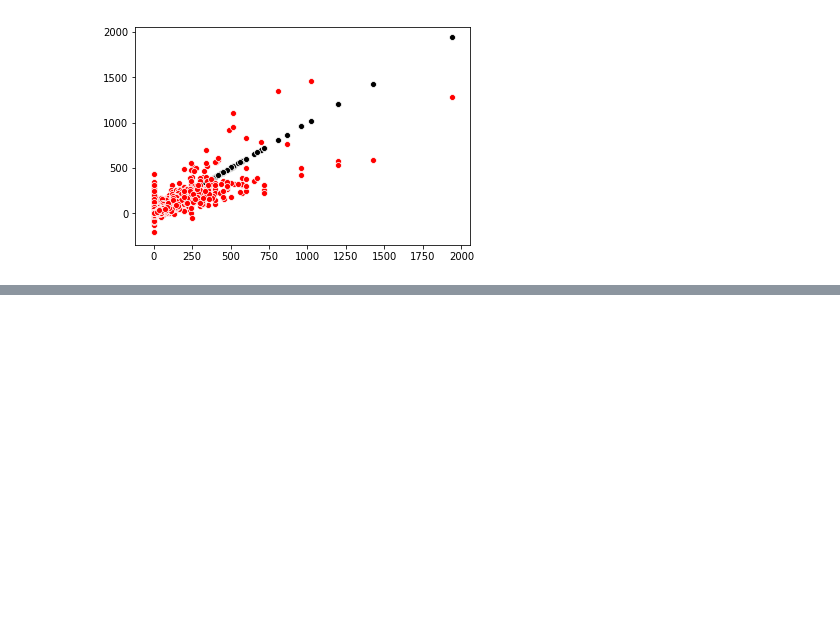
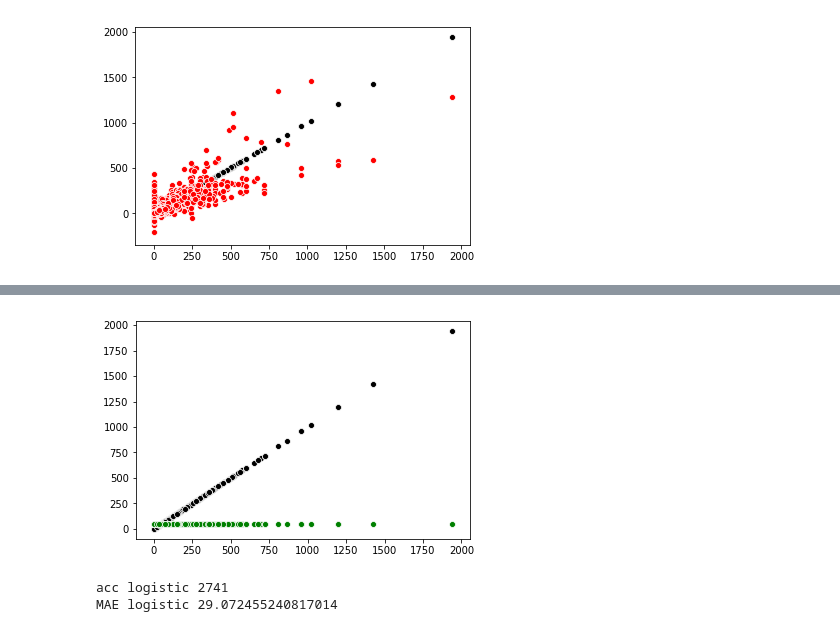
Before and after one commit to eyalfarkash/TCDS-Final, a Jupyter notebook: Code/final-project-CSV_v3_FullData.ipynb, the cells around one changed output, grey strips where cells are left out. Saved outputs shown, nothing was run; the diff lists cells and outputs as text; code cells hidden in the pictures; blank space fills up the shorter version.

```diff
--- a/Code/final-project-CSV_v3_FullData.ipynb
+++ b/Code/final-project-CSV_v3_FullData.ipynb
@@ -549,0 +590,18 @@ plt.show()
+# %%
+sns.scatterplot(x=y_test, y=y_test, color="black")
+sns.scatterplot(x=y_test, y=acc_naive, color="green")
+plt.show()
+# %% [output]
+[figure, added]
+# %%
+from sklearn.linear_model import LogisticRegression
+mod_logistic = LogisticRegression()
+mod_logistic.fit(x_train,y_train)
+pred_logistic = mod_logistic.predict(x_test)
+acc_logistic=accuracy_score(y_test, pred_logistic, normalize=False)
+print("acc logistic", acc_logistic)
+mae_logistic = mean_absolute_error(y_test, pred_logistic)
+print("MAE logistic", mae_logistic)
+# %% [output]
+acc logistic 2741
+MAE logistic 29.072455240817014
```
Also changed, not shown: parts of 8 cells of this notebook.
